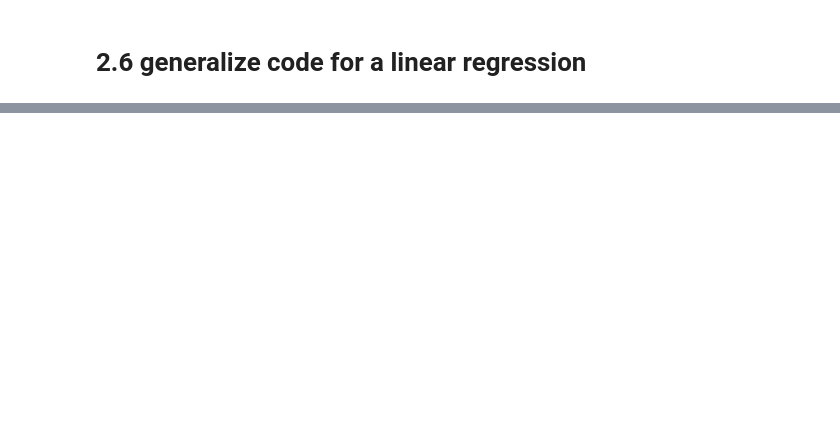
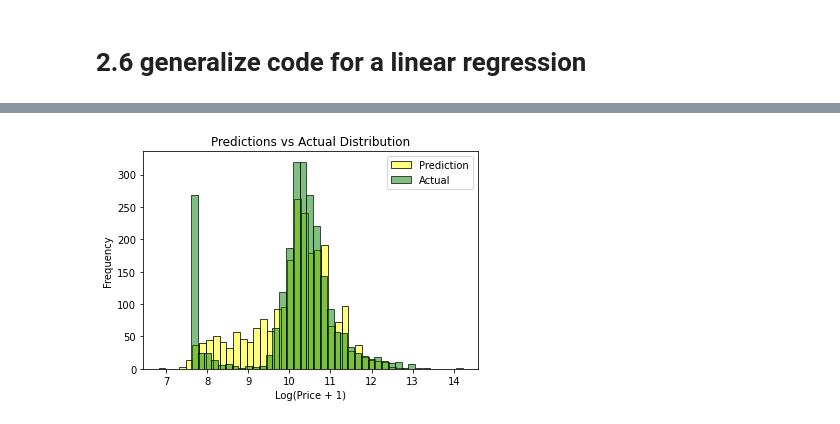
Before and after one commit to sarakubik/MLZoomcamp, a Jupyter notebook: ml_zoomcamp_ch2_data_cleaning.ipynb, the cells around one changed output, grey strips where cells are left out. Saved outputs shown, nothing was run; the diff lists cells and outputs as text; code cells hidden in the pictures; blank space fills up the shorter version.

```diff
--- a/ml_zoomcamp_ch2_data_cleaning.ipynb
+++ b/ml_zoomcamp_ch2_data_cleaning.ipynb
@@ -418,0 +635,14 @@ linear_regression(xi)
+# %%
+#to compute how old the cars are and use it in a new dataframe
+def prepare_X(df):
+    df = df.copy()   #this makes a copy so you don't screw up the original data
+
+    df['age'] = 2017 - df.year
+    features = base + ['age']
+
+    df_num = df[features]
+    df_num = df_num.fillna(0)
+    X = df_num.values
+    return X
+
+X_train = prepare_X(df_train)
@@ -418,0 +662,16 @@ linear_regression(xi)
+# %%
+#to plot out the results visually
+plt.figure(figsize=(6, 4))
+
+sns.histplot(y_pred, label='Prediction', color='yellow', alpha=0.5, bins=40)
+sns.histplot(y_val, label='Actual', color='green', alpha=0.5, bins=40)
+
+plt.legend()
+
+plt.ylabel('Frequency')
+plt.xlabel('Log(Price + 1)')
+plt.title('Predictions vs Actual Distribution')
+
+plt.show()
+# %% [output]
+[figure, added]
```
Also changed, not shown: parts of 34 cells of this notebook.
